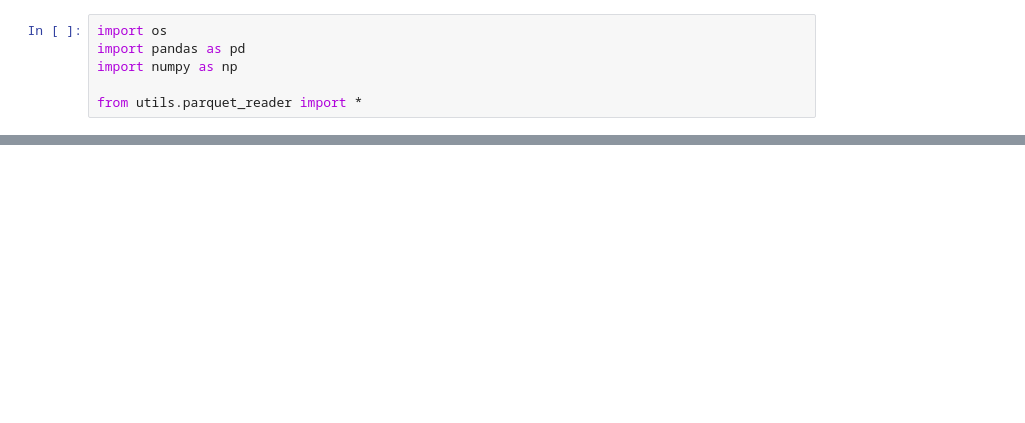
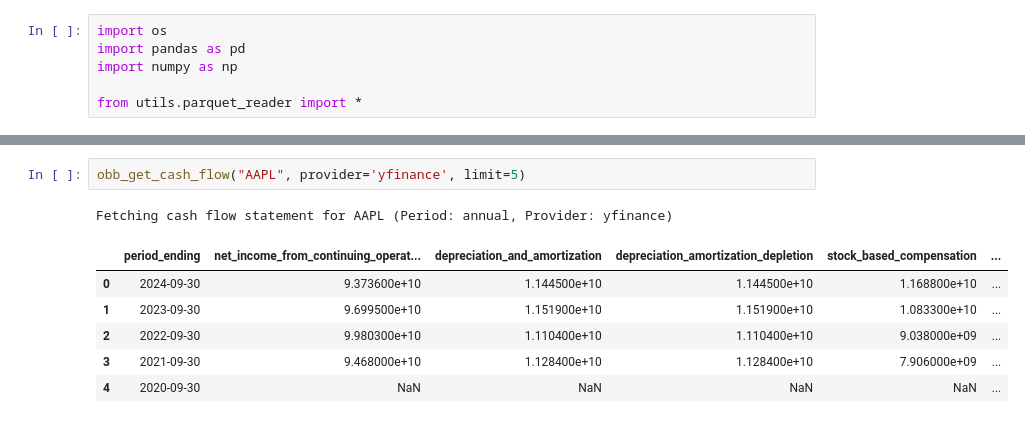
Before and after one commit to alvaroggdesande/stocks_workspace, a Jupyter notebook: inspect_parquet_reader.ipynb, the cells around one changed output, grey strips where cells are left out. Cells and saved outputs as stored; diff of their text form; blank space fills up the shorter version.

```diff
--- a/inspect_parquet_reader.ipynb
+++ b/inspect_parquet_reader.ipynb
@@ -58,0 +161,10 @@ File not found: c:\Users\ag\alvaro\git\Stocks\stocks_workspace\project_data\sent
+# %%
+obb_get_cash_flow("AAPL", provider='yfinance', limit=5)
+# %% [output]
+Fetching cash flow statement for AAPL (Period: annual, Provider: yfinance)
+|  | period_ending | net_income_from_continuing_operat... | depreciation_and_amortization | depreciation_amortization_depletion | stock_based_compensation | ... |
+| 0 | 2024-09-30 | 9.373600e+10 | 1.144500e+10 | 1.144500e+10 | 1.168800e+10 | ... |
+| 1 | 2023-09-30 | 9.699500e+10 | 1.151900e+10 | 1.151900e+10 | 1.083300e+10 | ... |
+| 2 | 2022-09-30 | 9.980300e+10 | 1.110400e+10 | 1.110400e+10 | 9.038000e+09 | ... |
+| 3 | 2021-09-30 | 9.468000e+10 | 1.128400e+10 | 1.128400e+10 | 7.906000e+09 | ... |
+| 4 | 2020-09-30 | NaN | NaN | NaN | NaN | ... |
```
Also changed, not shown: parts of 17 cells of this notebook, 6 other files.
